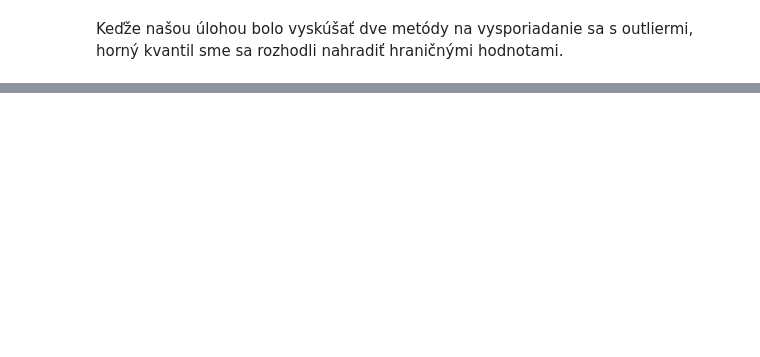
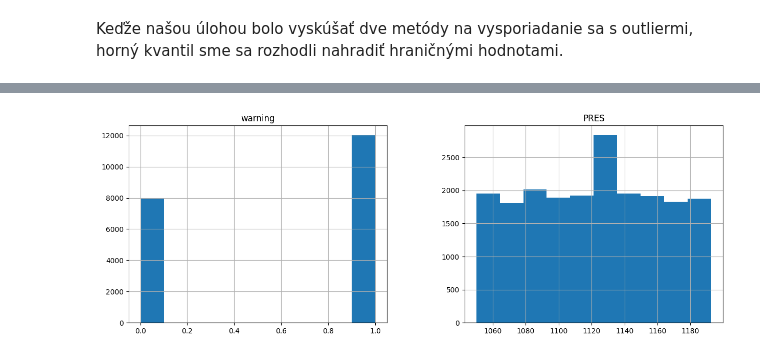
Before and after one commit to Marraff/inteligent-data-analysis, a Jupyter notebook: 2-faza-projekt-IAU.ipynb, the cells around one changed output, grey strips where cells are left out. Cells and saved outputs as stored; diff of their text form; code cells hidden in the pictures; blank space fills up the shorter version.

```diff
--- a/2-faza-projekt-IAU.ipynb
+++ b/2-faza-projekt-IAU.ipynb
@@ -348,0 +395,5 @@ array([[<AxesSubplot:title={'center':'longitude'}>,
+# %%
+fig = plt.figure(figsize = (15,5))
+ax = fig.gca()
+train_data[transformed_atributes].hist(ax = ax)
+# %% [output]
@@ -348,0 +402 @@ array([[<AxesSubplot:title={'center':'longitude'}>,
+[figure, added]
```
Also changed, not shown: parts of 28 cells of this notebook.
